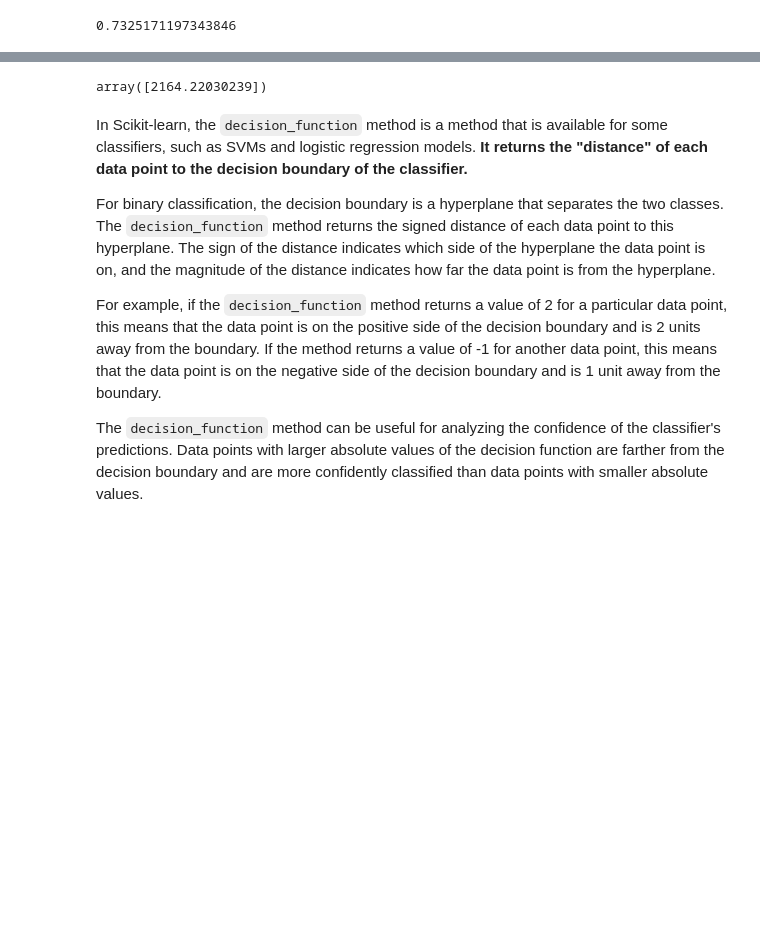
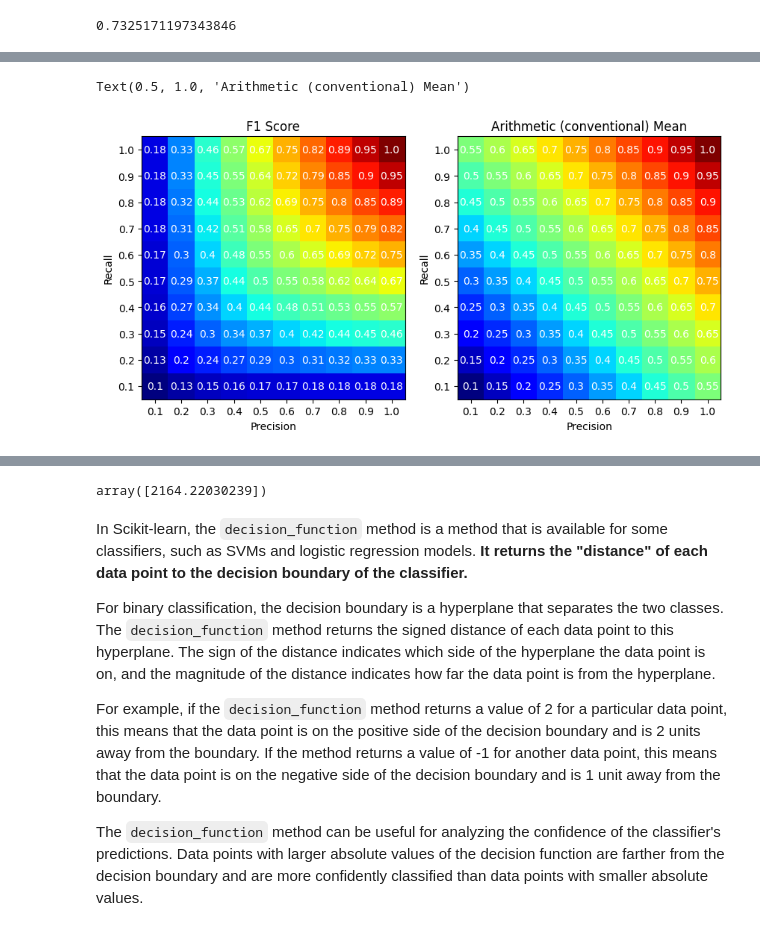
Before and after one commit to sanket238/CSCN8010, a Jupyter notebook: class_notebooks/classification-performance-metrics/performance_metrics_for_classification.ipynb, the cells around one changed output, grey strips where cells are left out. Saved outputs shown, nothing was run; the diff lists cells and outputs as text; code cells hidden in the pictures; blank space fills up the shorter version.

Commit message:
add harmonic mean review and fix precision typo

```diff
--- a/class_notebooks/classification-performance-metrics/performance_metrics_for_classification.ipynb
+++ b/class_notebooks/classification-performance-metrics/performance_metrics_for_classification.ipynb
@@ -375,0 +390,39 @@ f1_score(y_train_5, y_train_pred)
+# %%
+precision = np.round(np.linspace(0.1, 1, 10), 2)
+recall = np.round(np.linspace(1, 0.1, 10), 2)
+
+# create a mesh grid of precision and recall
+precision_grid, recall_grid = np.meshgrid(precision, recall)
+
+f1_score_calc = np.round(2 * (precision_grid * recall_grid) / (precision_grid + recall_grid), 2)
+arithmetic_mean = np.round((precision_grid + recall_grid) / 2, 2)
+
+# plot a color map of the F1 score
+fig, axes = plt.subplots(figsize=(10, 5), ncols=2)
+
+im1 = axes[0].imshow(f1_score_calc, cmap="jet")
+axes[0].set_xticks(np.arange(len(precision)), precision)
+axes[0].set_yticks(np.arange(len(recall)), recall)
+# Loop over data dimensions and create text annotations.
+for i in range(len(precision)):
+    for j in range(len(recall)):
+        text = axes[0].text(j, i, f1_score_calc[i, j],
+                       ha="center", va="center", color="w")
+axes[0].set_xlabel("Precision")
+axes[0].set_ylabel("Recall")
+axes[0].set_title("F1 Score")
+
+im2 = axes[1].imshow(arithmetic_mean, cmap="jet")
+axes[1].set_xticks(np.arange(len(precision)), precision)
+axes[1].set_yticks(np.arange(len(recall)), recall)
+# Loop over data dimensions and create text annotations.
+for i in range(len(precision)):
+    for j in range(len(recall)):
+        text = axes[1].text(j, i, arithmetic_mean[i, j],
+                       ha="center", va="center", color="w")
+axes[1].set_xlabel("Precision")
+axes[1].set_ylabel("Recall")
+axes[1].set_title("Arithmetic (conventional) Mean")
+# %% [output]
+Text(0.5, 1.0, 'Arithmetic (conventional) Mean')
+[figure, added]
```
Also changed, not shown: parts of 14 cells of this notebook.
